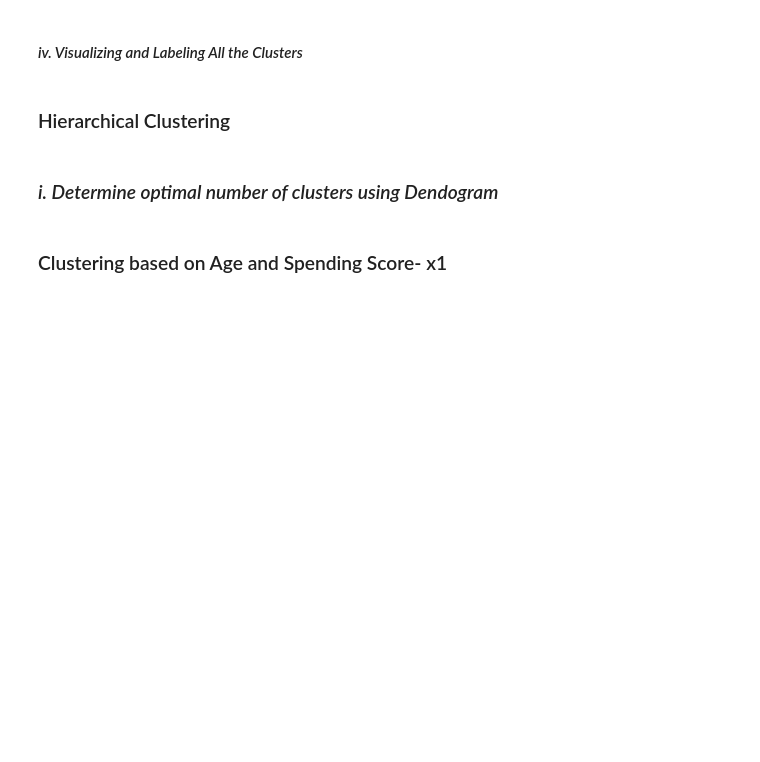
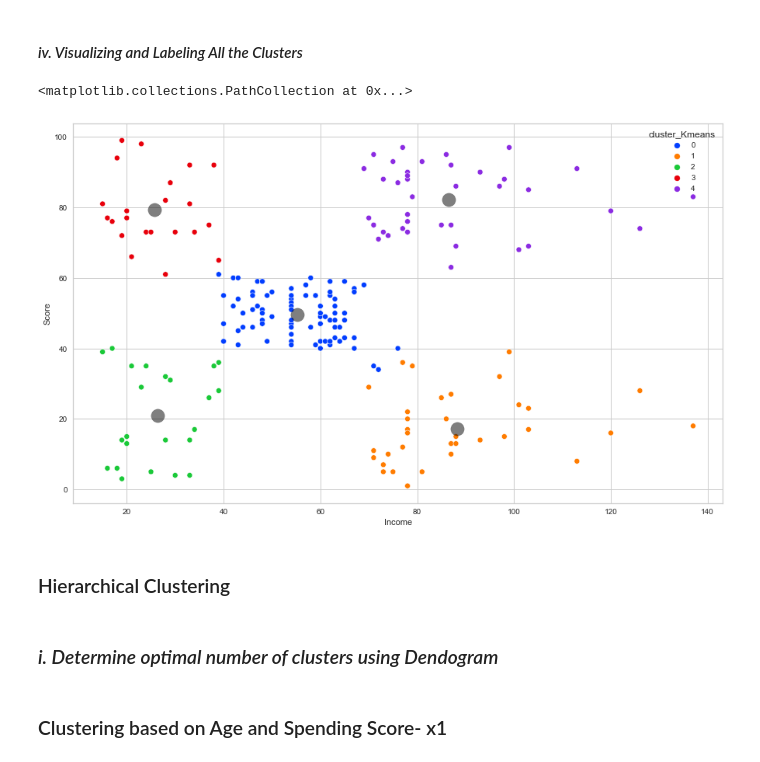
Before and after one commit to deagle6057/MachineLearning, a Jupyter notebook: Project3/Cluestering_Analysis_Customers_Segmentation_Project.ipynb, the cells around one changed output. Cells and saved outputs as stored; diff of their text form; code cells hidden in the pictures; blank space fills up the shorter version.

```diff
--- a/Project3/Cluestering_Analysis_Customers_Segmentation_Project.ipynb
+++ b/Project3/Cluestering_Analysis_Customers_Segmentation_Project.ipynb
@@ -312,5 +432,5 @@ kmeans.fit_predict(x1)
 # %%
-data2["cluster_Kmeans"] = kmeans.fit_predict(x1)
+data2["cluster_Kmeans"] = kmeans.fit_predict(data2)
 # %% [markdown]
 #### *iv. Visualizing and Labeling All the Clusters*
 # %%
@@ -344,2 +478,6 @@ plt.show()
 # %% [markdown]
 #### *iii. Apply K Means*
+# %%
+kmeans2 = KMeans(n_clusters = 5, random_state=42)
+# %%
+kmeans2.fit_predict(data3)
@@ -345,0 +495,3 @@ plt.show()
+# %%
+data3['cluster_Kmeans'] = kmeans2.fit_predict(data3)
+data3
@@ -346,5 +516,13 @@ plt.show()
 # %% [markdown]
 #### *iv. Visualizing and Labeling All the Clusters*
+# %%
+plt.figure(figsize=(15,9))
+sns.scatterplot(x='Income', y='Score', hue='cluster_Kmeans', data=data3, palette="bright")
+centers = kmeans2.cluster_centers_
+plt.scatter(centers[:, 0], centers[:, 1], c='black', s=300, alpha=0.5)
+# %% [output]
+<matplotlib.collections.PathCollection at 0x...>
+[figure, added]
 # %% [markdown]
 ### Hierarchical Clustering
 # %% [markdown]
```
Also changed, not shown: parts of 72 cells of this notebook.
